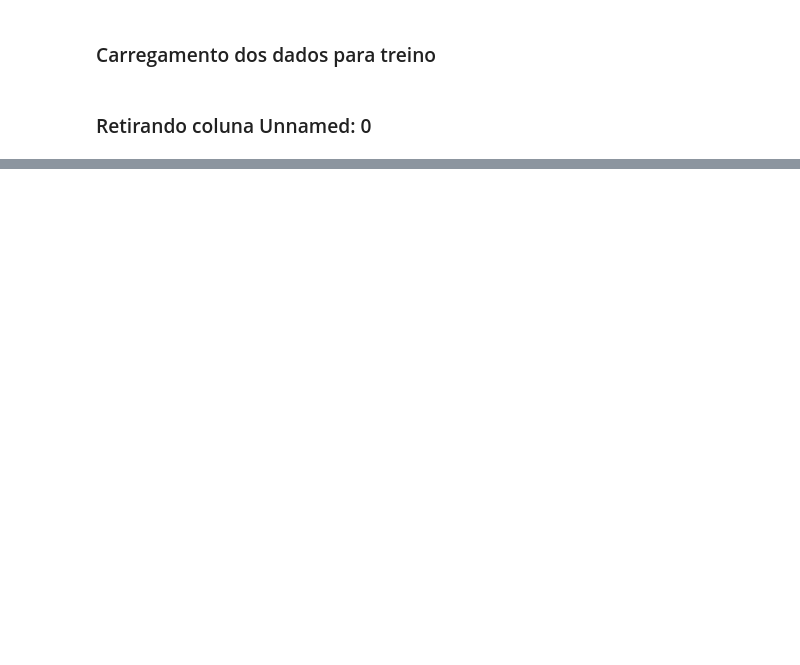
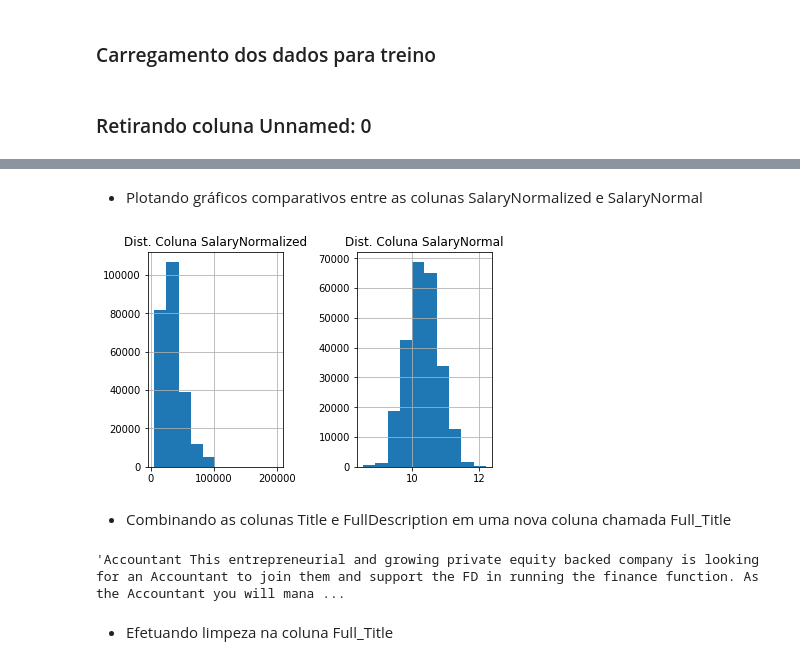
Before and after one commit to NophaieViscente/PredictSalary, a Jupyter notebook: PredictSalary_RegressionProblemExample_Training_Evaluating_Models.ipynb, the cells around one changed output, grey strips where cells are left out. Drawn from its saved outputs; the diff is of its cells as text; code cells hidden in the pictures; blank space fills up the shorter version.

```diff
--- a/PredictSalary_RegressionProblemExample_Training_Evaluating_Models.ipynb
+++ b/PredictSalary_RegressionProblemExample_Training_Evaluating_Models.ipynb
@@ -36,0 +62,19 @@ train.head()
+# %%
+df_tmp['SalaryNormal'] = np.log(df_tmp.SalaryNormalized)
+# %% [markdown]
+* Plotando gráficos comparativos entre as colunas SalaryNormalized e SalaryNormal
+# %%
+# Plotando histograma para validar a distribuição das duas colunas
+plt.subplot(1,2,1)
+plt.title('Dist. Coluna SalaryNormalized')
+df_tmp.SalaryNormalized.hist()
+
+plt.subplot(1,2,2)
+plt.title('Dist. Coluna SalaryNormal')
+df_tmp.SalaryNormal.hist()
+plt.tight_layout(2)
+plt.show()
+# %% [output]
+[figure, added]
+# %% [markdown]
+* Combinando as colunas Title e FullDescription em uma nova coluna chamada Full_Title
@@ -36,0 +86,6 @@ train.head()
+# %%
+df_tmp.Full_[244767]
+# %% [output]
+'Accountant This entrepreneurial and growing private equity backed company is looking for an Accountant to join them and support the FD in running the finance function. As the Accountant you will mana ...
+# %% [markdown]
+* Efetuando limpeza na coluna Full_Title
```
Also changed, not shown: parts of 36 cells of this notebook.
